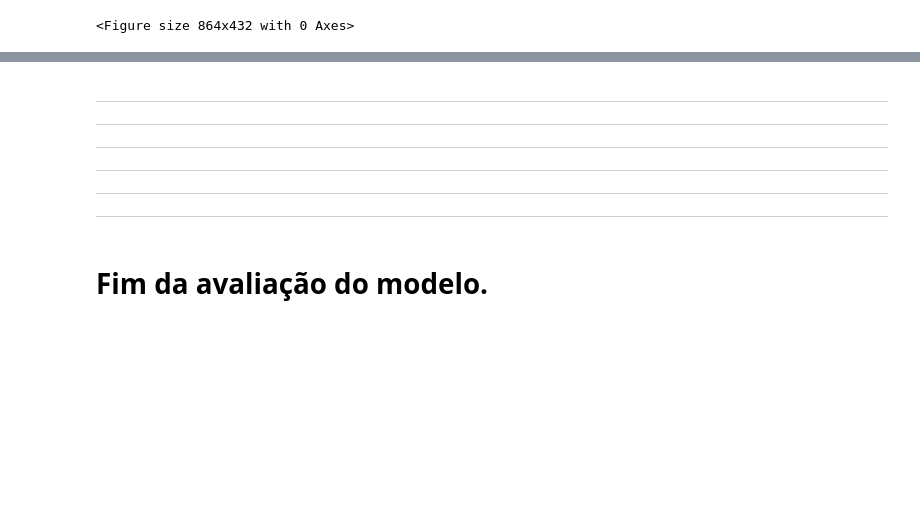
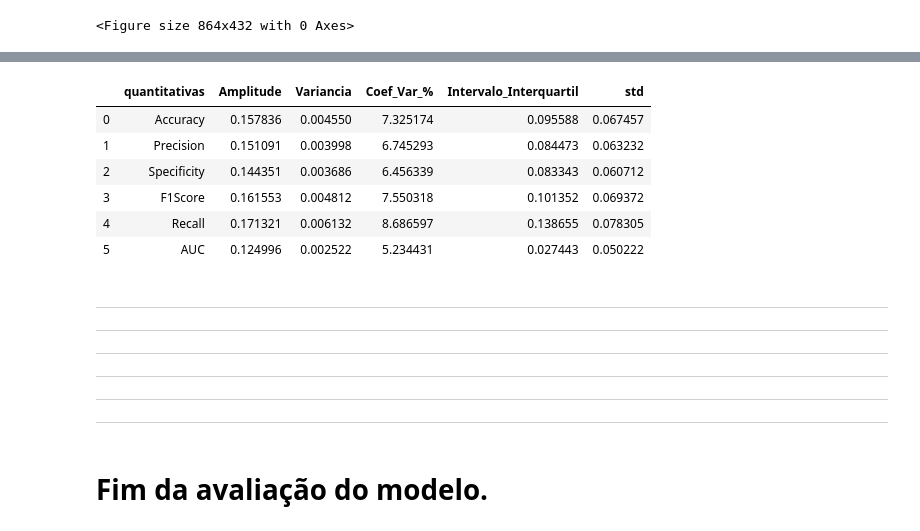
Before and after one commit to joctal/tcc, a Jupyter notebook: TCC_Outros_modelos.ipynb, the cells around one changed output, grey strips where cells are left out. Drawn from its saved outputs; the diff is of its cells as text; code cells hidden in the pictures; blank space fills up the shorter version.

```diff
--- a/TCC_Outros_modelos.ipynb
+++ b/TCC_Outros_modelos.ipynb
@@ -418,0 +638,5 @@ plt.subplots_adjust(left=0.1, right=0.9, top=0.9, bottom=0.1)
+# %%
+
+dfstd = pandas.DataFrame.from_dict(juntar, orient="index").reset_index()
+dfstd.columns = ["quantitativas","std"]
+dfstd.head()
@@ -418,0 +650,4 @@ plt.subplots_adjust(left=0.1, right=0.9, top=0.9, bottom=0.1)
+# %%
+dfVariancia = pandas.DataFrame.from_dict(Varianciadic, orient="index").reset_index()
+dfVariancia.columns = ["quantitativas","Variancia"]
+dfVariancia.head()
@@ -418,0 +661,4 @@ plt.subplots_adjust(left=0.1, right=0.9, top=0.9, bottom=0.1)
+# %%
+dfCoeficiente = pandas.DataFrame.from_dict(CoeficienteVardic, orient="index").reset_index()
+dfCoeficiente.columns = ["quantitativas","Coef_Var_%"]
+dfCoeficiente.head()
@@ -418,0 +672,4 @@ plt.subplots_adjust(left=0.1, right=0.9, top=0.9, bottom=0.1)
+# %%
+IntervaloInterquartil = pandas.DataFrame.from_dict(IntervaloInterquartildic, orient="index").reset_index()
+IntervaloInterquartil.columns = ["quantitativas","Intervalo_Interquartil"]
+IntervaloInterquartil.head()
@@ -419,3 +683,17 @@ plt.subplots_adjust(left=0.1, right=0.9, top=0.9, bottom=0.1)
+# %%
+dfresultado_frame=pandas.merge(dfAmplitude,dfVariancia,how='right',on='quantitativas')
+dfresultado_frame=pandas.merge(dfresultado_frame,dfCoeficiente,how='right',on='quantitativas')
+dfresultado_frame=pandas.merge(dfresultado_frame,IntervaloInterquartil,how='right',on='quantitativas')
+dfresultado_frame=pandas.merge(dfresultado_frame,dfstd,how='right',on='quantitativas')
+dfresultado_frame
+# %% [output]
+|  | quantitativas | Amplitude | Variancia | Coef_Var_% | Intervalo_Interquartil | std |
+| 0 | Accuracy | 0.157836 | 0.004550 | 7.325174 | 0.095588 | 0.067457 |
+| 1 | Precision | 0.151091 | 0.003998 | 6.745293 | 0.084473 | 0.063232 |
+| 2 | Specificity | 0.144351 | 0.003686 | 6.456339 | 0.083343 | 0.060712 |
+| 3 | F1Score | 0.161553 | 0.004812 | 7.550318 | 0.101352 | 0.069372 |
+| 4 | Recall | 0.171321 | 0.006132 | 8.686597 | 0.138655 | 0.078305 |
+| 5 | AUC | 0.124996 | 0.002522 | 5.234431 | 0.027443 | 0.050222 |
 # %% [markdown]
 ---
 ---
```
Also changed, not shown: parts of 59 cells of this notebook, 13 other files.
